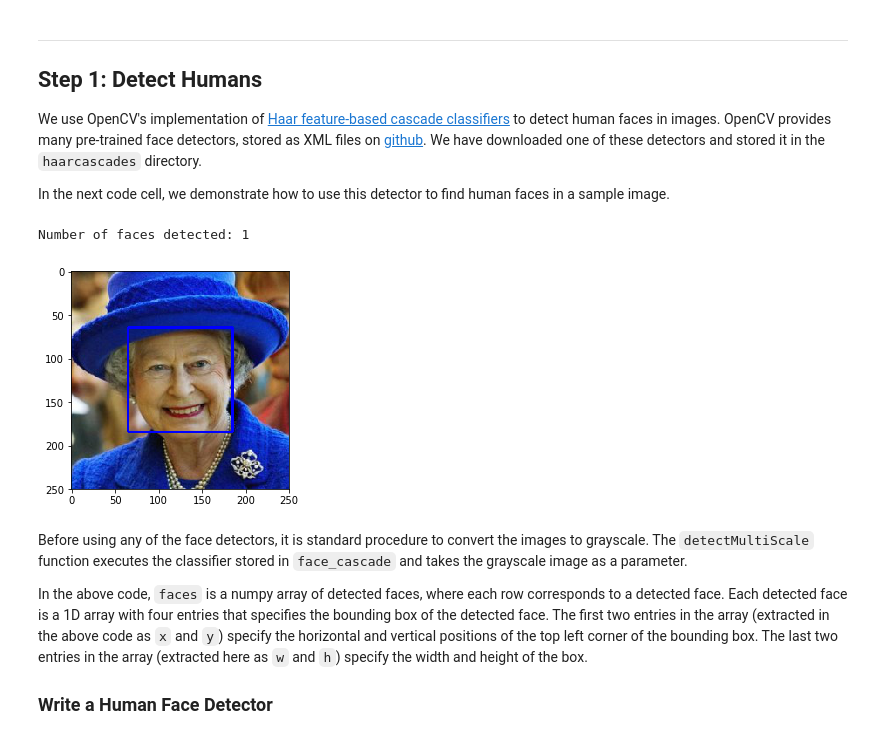
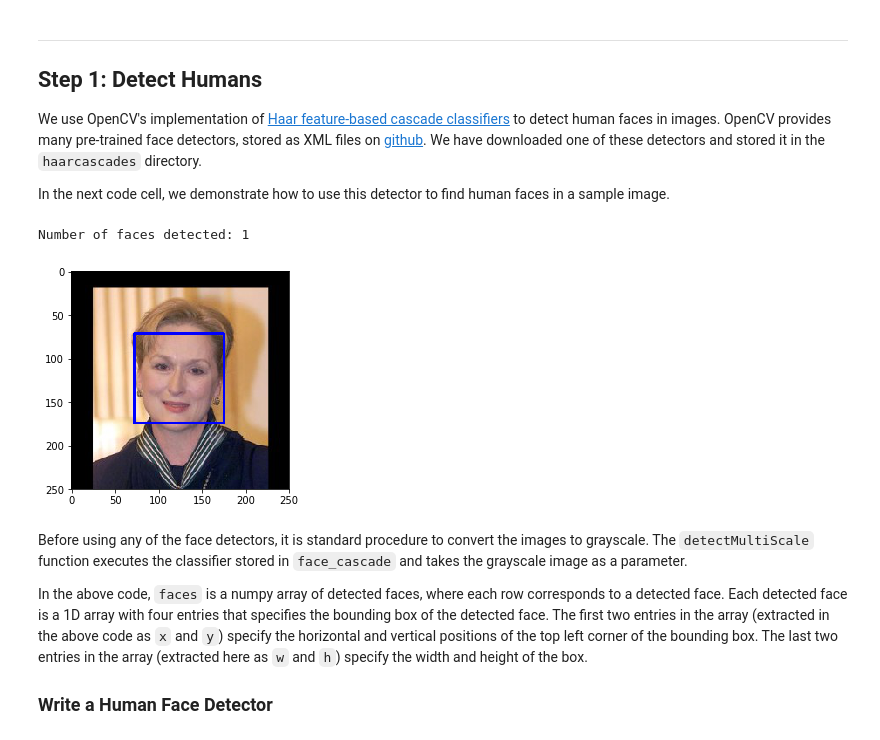
Before and after one commit to lazem/dog_project, a Jupyter notebook: dog_app.ipynb, the cells around one changed output. Drawn from its saved outputs; the diff is of its cells as text; code cells hidden in the pictures.

```diff
--- a/dog_app.ipynb
+++ b/dog_app.ipynb
@@ -114,33 +113,33 @@ In the next code cell, we demonstrate how to use this detector to find human fac
 # %%
 import cv2
 import matplotlib.pyplot as plt
 %matplotlib inline
 
 # extract pre-trained face detector
 face_cascade = cv2.CascadeClassifier('haarcascades/haarcascade_frontalface_alt.xml')
 
 # load color (BGR) image
-img = cv2.imread(human_files[3])
+img = cv2.imread(human_files[1])
 # convert BGR image to grayscale
 gray = cv2.cvtColor(img, cv2.COLOR_BGR2GRAY)
 
 # find faces in image
 faces = face_cascade.detectMultiScale(gray)
 
 # print number of faces detected in the image
 print('Number of faces detected:', len(faces))
 
 # get bounding box for each detected face
 for (x,y,w,h) in faces:
     # add bounding box to color image
     cv2.rectangle(img,(x,y),(x+w,y+h),(255,0,0),2)
 
 # convert BGR image to RGB for plotting
 cv_rgb = cv2.cvtColor(img, cv2.COLOR_BGR2RGB)
 
 # display the image, along with bounding box
-plt.imshow(cv_rgb)
-plt.show()
+plt.imshow(cv_rgb);
+plt.show();
 # %% [output]
 Number of faces detected: 1
-[figure, old version]
+[figure, new version]
```
Also changed, not shown: parts of 111 cells of this notebook, 26 other files.
